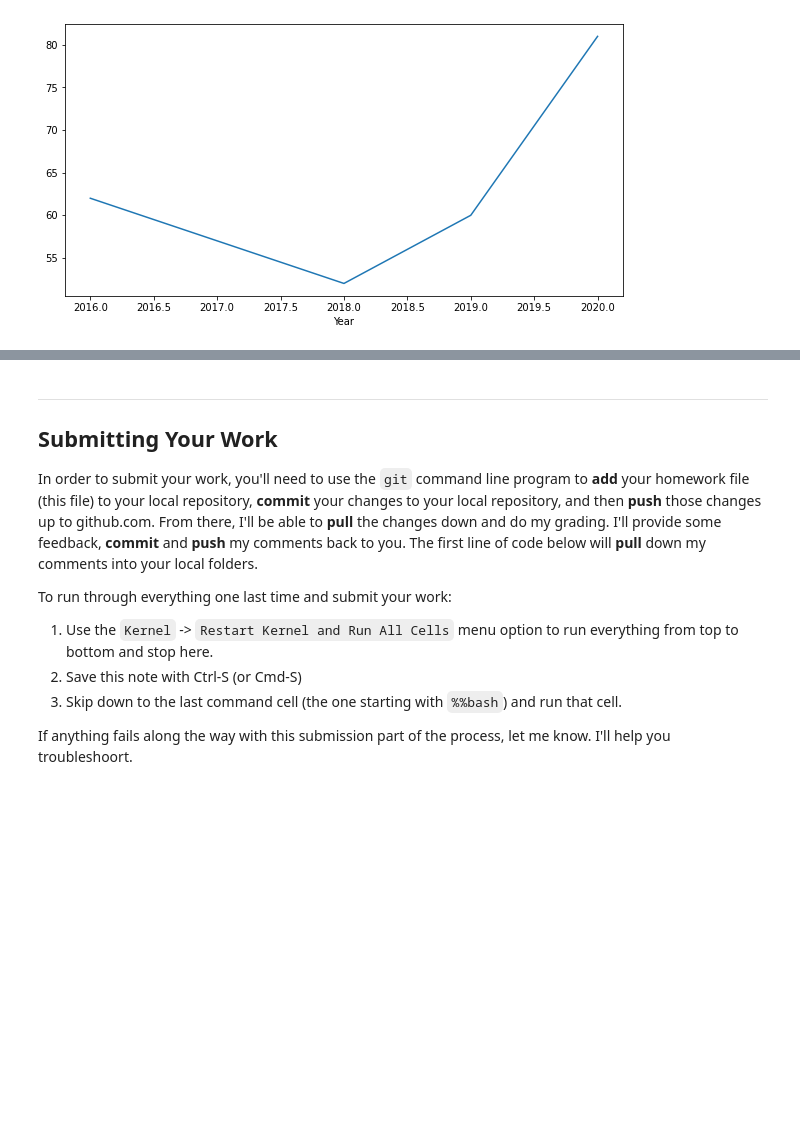
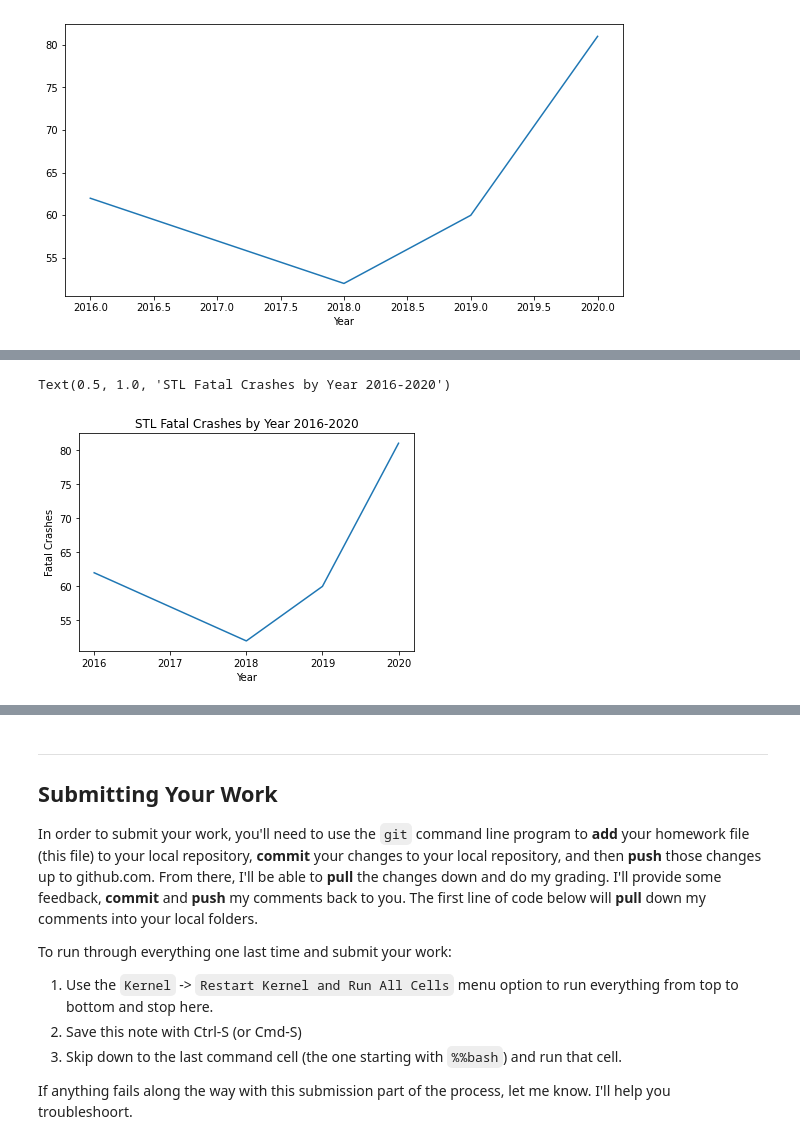
Before and after one commit to nsokolis/hds5210-2021, a Jupyter notebook: week12/week12_assignment_2.ipynb, the cells around one changed output, grey strips where cells are left out. Cells and saved outputs as stored; diff of their text form; code cells hidden in the pictures; blank space fills up the shorter version.

```diff
--- a/week12/week12_assignment_2.ipynb
+++ b/week12/week12_assignment_2.ipynb
@@ -139,0 +153,13 @@ stl_fatalities.groupby('Year')['Killed'].agg('sum').plot(figsize = (10,5))
+# %%
+x = [2016, 2017, 2018, 2019, 2020]
+
+y = [62, 57, 52, 60, 81]
+
+plt.plot(x, y, label = 'Fatalities by Year')
+plt.xticks(np.arange(2016, 2021, 1))
+plt.xlabel('Year')
+plt.ylabel('Fatal Crashes')
+plt.title('STL Fatal Crashes by Year 2016-2020')
+# %% [output]
+Text(0.5, 1.0, 'STL Fatal Crashes by Year 2016-2020')
+[figure, added]
```
Also changed, not shown: parts of 7 cells of this notebook, 1 other file.
